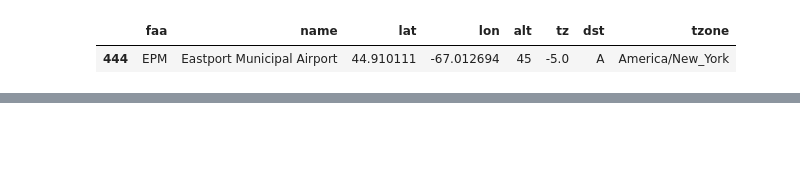
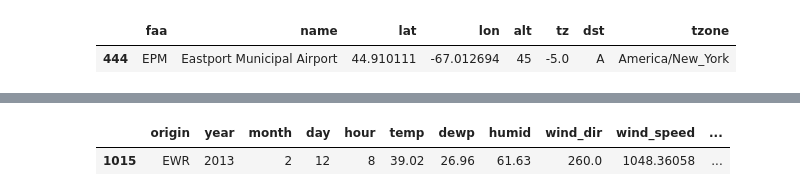
Before and after one commit to neal-rogers/IS362, a Jupyter notebook: week-5/nealrogers-assignment-wk5.ipynb, the cells around one changed output, grey strips where cells are left out. Cells and saved outputs as stored; diff of their text form; code cells hidden in the pictures; blank space fills up the shorter version.

```diff
--- a/week-5/nealrogers-assignment-wk5.ipynb
+++ b/week-5/nealrogers-assignment-wk5.ipynb
@@ -142,0 +181,6 @@ weather = w_csv.copy()
+# %%
+w_sorted = extract3.sort_values(by='wind_speed', ascending=False)
+w_sorted.head(1)
+# %% [output]
+|  | origin | year | month | day | hour | temp | dewp | humid | wind_dir | wind_speed | ... |
+| 1015 | EWR | 2013 | 2 | 12 | 8 | 39.02 | 26.96 | 61.63 | 260.0 | 1048.36058 | ... |
```
Also changed, not shown: parts of 27 cells of this notebook.
